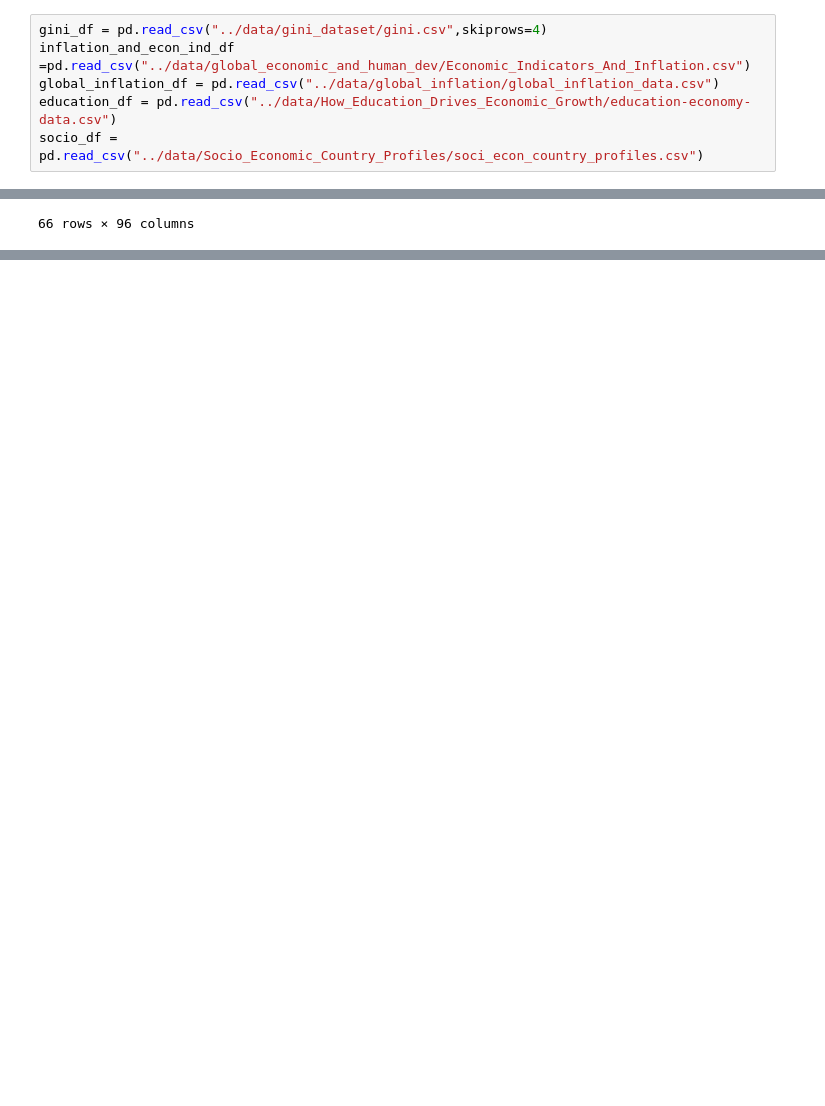
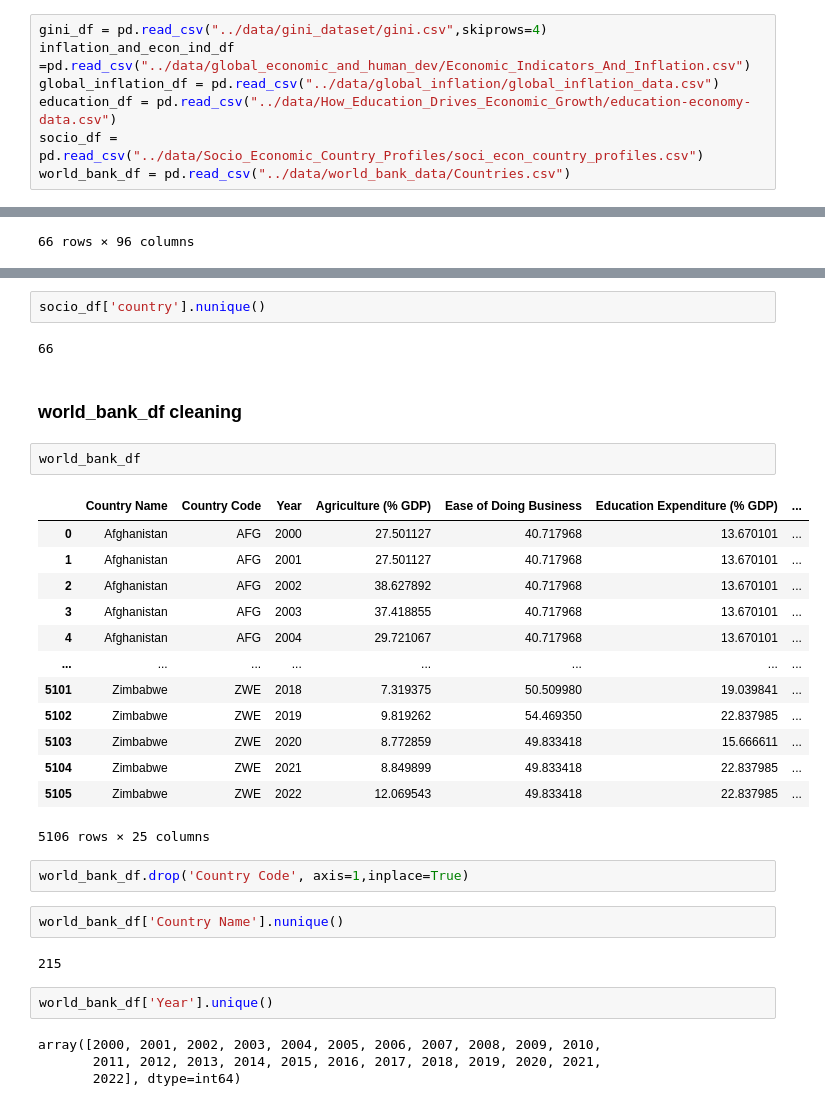
Before and after one commit to therealturb0duckz/Impact-of-Inflation-and-Income-Inequality-on-Economic-Growth, a Jupyter notebook: notebooks/data_cleaning.ipynb, the cells around one changed output, grey strips where cells are left out. Cells and saved outputs as stored; diff of their text form; blank space fills up the shorter version.

Commit message:
data cleaning updates

```diff
--- a/notebooks/data_cleaning.ipynb
+++ b/notebooks/data_cleaning.ipynb
@@ -10,6 +12,7 @@ inflation_and_econ_ind_df =pd.read_csv("../data/global_economic_and_human_dev/Ec
 global_inflation_df = pd.read_csv("../data/global_inflation/global_inflation_data.csv")
 education_df = pd.read_csv("../data/How_Education_Drives_Economic_Growth/education-economy-data.csv")
 socio_df = pd.read_csv("../data/Socio_Economic_Country_Profiles/soci_econ_country_profiles.csv")
+world_bank_df = pd.read_csv("../data/world_bank_data/Countries.csv")
 # %% [markdown]
 ### Dataframe lists
 1. [gini_df](#gini_df-cleaning)
@@ -109,0 +394,34 @@ socio_df
+# %%
+socio_df['country'].nunique()
+# %% [output]
+66
+# %% [markdown]
+### world_bank_df cleaning
+# %%
+world_bank_df
+# %% [output]
+|  | Country Name | Country Code | Year | Agriculture (% GDP) | Ease of Doing Business | Education Expenditure (% GDP) | ... |
+| 0 | Afghanistan | AFG | 2000 | 27.501127 | 40.717968 | 13.670101 | ... |
+| 1 | Afghanistan | AFG | 2001 | 27.501127 | 40.717968 | 13.670101 | ... |
+| 2 | Afghanistan | AFG | 2002 | 38.627892 | 40.717968 | 13.670101 | ... |
+| 3 | Afghanistan | AFG | 2003 | 37.418855 | 40.717968 | 13.670101 | ... |
+| 4 | Afghanistan | AFG | 2004 | 29.721067 | 40.717968 | 13.670101 | ... |
+| ... | ... | ... | ... | ... | ... | ... | ... |
+| 5101 | Zimbabwe | ZWE | 2018 | 7.319375 | 50.509980 | 19.039841 | ... |
+| 5102 | Zimbabwe | ZWE | 2019 | 9.819262 | 54.469350 | 22.837985 | ... |
+| 5103 | Zimbabwe | ZWE | 2020 | 8.772859 | 49.833418 | 15.666611 | ... |
+| 5104 | Zimbabwe | ZWE | 2021 | 8.849899 | 49.833418 | 22.837985 | ... |
+| 5105 | Zimbabwe | ZWE | 2022 | 12.069543 | 49.833418 | 22.837985 | ... |
+5106 rows × 25 columns
+# %%
+world_bank_df.drop('Country Code', axis=1,inplace=True)
+# %%
+world_bank_df['Country Name'].nunique()
+# %% [output]
+215
+# %%
+world_bank_df['Year'].unique()
+# %% [output]
+array([2000, 2001, 2002, 2003, 2004, 2005, 2006, 2007, 2008, 2009, 2010,
+       2011, 2012, 2013, 2014, 2015, 2016, 2017, 2018, 2019, 2020, 2021,
+       2022], dtype=int64)
```
Also changed, not shown: parts of 32 cells of this notebook, 4 other files.
